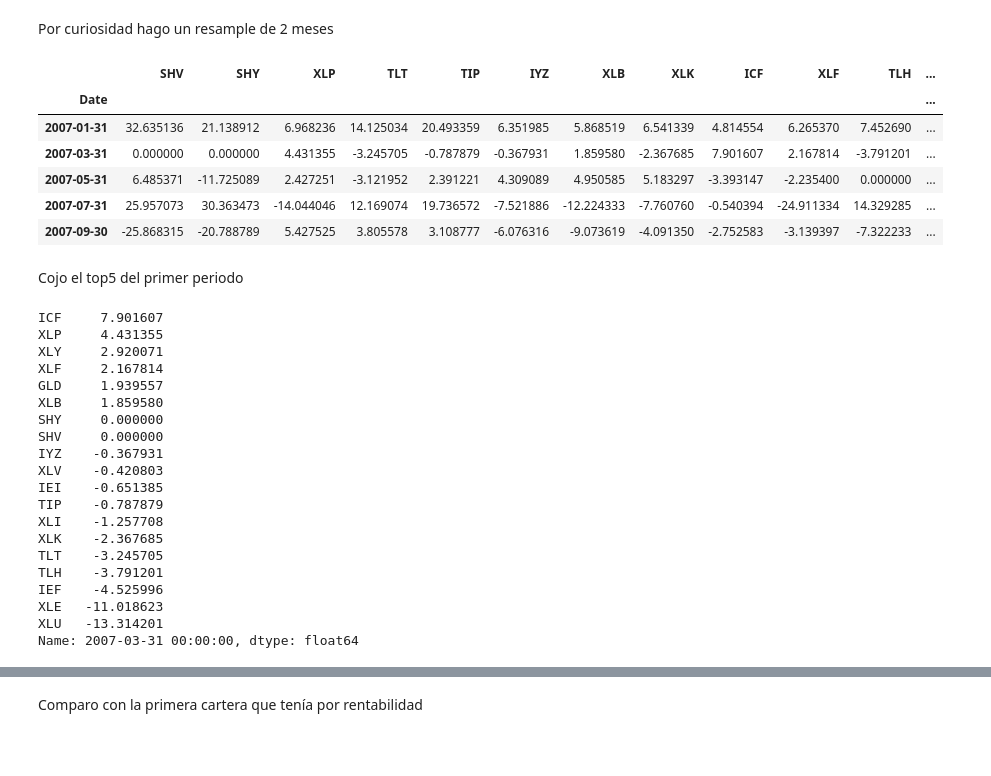
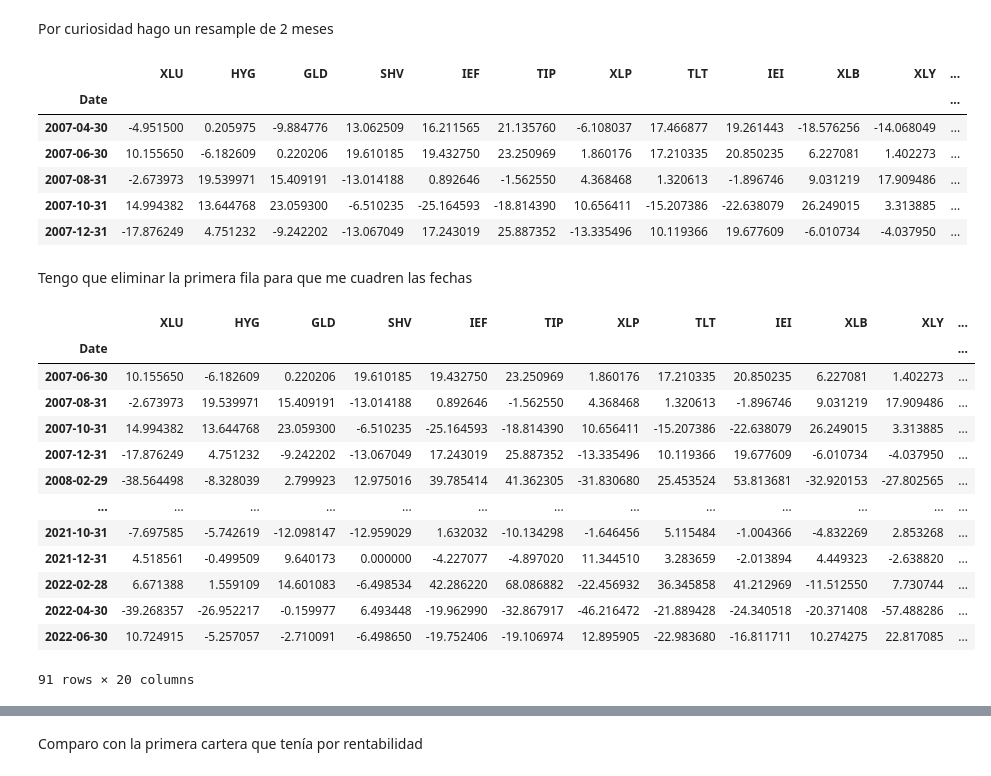
Before and after one commit to NicoGuillen/Backtest, a Jupyter notebook: Quant_Features.ipynb, the cells around one changed output, grey strips where cells are left out. Drawn from its saved outputs; the diff is of its cells as text; code cells hidden in the pictures; blank space fills up the shorter version.

```diff
--- a/Quant_Features.ipynb
+++ b/Quant_Features.ipynb
@@ -736,38 +801,33 @@ NameError: name 'calcula_sharpe' is not defined
 # %% [markdown]
 Por curiosidad hago un resample de 2 meses
 # %%
-test_sharpe =calcula_sharpe(closeyf, 252).resample('2M').last()
-test_sharpe.head()
+sharpe_resample = calcula_sharpe(closeyf, 252).resample('2M').last()
+sharpe_resample.head()
 # %% [output]
-|  | SHV | SHY | XLP | TLT | TIP | IYZ | XLB | XLK | ICF | XLF | TLH | ... |
+|  | XLU | HYG | GLD | SHV | IEF | TIP | XLP | TLT | IEI | XLB | XLY | ... |
 | Date |  |  |  |  |  |  |  |  |  |  |  | ... |
-| 2007-01-31 | 32.635136 | 21.138912 | 6.968236 | 14.125034 | 20.493359 | 6.351985 | 5.868519 | 6.541339 | 4.814554 | 6.265370 | 7.452690 | ... |
-| 2007-03-31 | 0.000000 | 0.000000 | 4.431355 | -3.245705 | -0.787879 | -0.367931 | 1.859580 | -2.367685 | 7.901607 | 2.167814 | -3.791201 | ... |
-| 2007-05-31 | 6.485371 | -11.725089 | 2.427251 | -3.121952 | 2.391221 | 4.309089 | 4.950585 | 5.183297 | -3.393147 | -2.235400 | 0.000000 | ... |
-| 2007-07-31 | 25.957073 | 30.363473 | -14.044046 | 12.169074 | 19.736572 | -7.521886 | -12.224333 | -7.760760 | -0.540394 | -24.911334 | 14.329285 | ... |
-| 2007-09-30 | -25.868315 | -20.788789 | 5.427525 | 3.805578 | 3.108777 | -6.076316 | -9.073619 | -4.091350 | -2.752583 | -3.139397 | -7.322233 | ... |
+| 2007-04-30 | -4.951500 | 0.205975 | -9.884776 | 13.062509 | 16.211565 | 21.135760 | -6.108037 | 17.466877 | 19.261443 | -18.576256 | -14.068049 | ... |
+| 2007-06-30 | 10.155650 | -6.182609 | 0.220206 | 19.610185 | 19.432750 | 23.250969 | 1.860176 | 17.210335 | 20.850235 | 6.227081 | 1.402273 | ... |
+| 2007-08-31 | -2.673973 | 19.539971 | 15.409191 | -13.014188 | 0.892646 | -1.562550 | 4.368468 | 1.320613 | -1.896746 | 9.031219 | 17.909486 | ... |
+| 2007-10-31 | 14.994382 | 13.644768 | 23.059300 | -6.510235 | -25.164593 | -18.814390 | 10.656411 | -15.207386 | -22.638079 | 26.249015 | 3.313885 | ... |
+| 2007-12-31 | -17.876249 | 4.751232 | -9.242202 | -13.067049 | 17.243019 | 25.887352 | -13.335496 | 10.119366 | 19.677609 | -6.010734 | -4.037950 | ... |
-# %% [markdown]
-Cojo el top5 del primer periodo
-# %%
-test_sharpe.iloc[1, :].sort_values(ascending=False)
-# %% [output]
-ICF     7.901607
-XLP     4.431355
-XLY     2.920071
-XLF     2.167814
-GLD     1.939557
-XLB     1.859580
-SHY     0.000000
-SHV     0.000000
-IYZ    -0.367931
-XLV    -0.420803
-IEI    -0.651385
-TIP    -0.787879
-XLI    -1.257708
-XLK    -2.367685
-TLT    -3.245705
-TLH    -3.791201
-IEF    -4.525996
-XLE   -11.018623
-XLU   -13.314201
-Name: 2007-03-31 00:00:00, dtype: float64
+# %% [markdown]
+Tengo que eliminar la primera fila para que me cuadren las fechas
+# %%
+sharpe_resample = sharpe_resample.iloc[1:, :]
+sharpe_resample
+# %% [output]
+|  | XLU | HYG | GLD | SHV | IEF | TIP | XLP | TLT | IEI | XLB | XLY | ... |
+| Date |  |  |  |  |  |  |  |  |  |  |  | ... |
+| 2007-06-30 | 10.155650 | -6.182609 | 0.220206 | 19.610185 | 19.432750 | 23.250969 | 1.860176 | 17.210335 | 20.850235 | 6.227081 | 1.402273 | ... |
+| 2007-08-31 | -2.673973 | 19.539971 | 15.409191 | -13.014188 | 0.892646 | -1.562550 | 4.368468 | 1.320613 | -1.896746 | 9.031219 | 17.909486 | ... |
+| 2007-10-31 | 14.994382 | 13.644768 | 23.059300 | -6.510235 | -25.164593 | -18.814390 | 10.656411 | -15.207386 | -22.638079 | 26.249015 | 3.313885 | ... |
+| 2007-12-31 | -17.876249 | 4.751232 | -9.242202 | -13.067049 | 17.243019 | 25.887352 | -13.335496 | 10.119366 | 19.677609 | -6.010734 | -4.037950 | ... |
+| 2008-02-29 | -38.564498 | -8.328039 | 2.799923 | 12.975016 | 39.785414 | 41.362305 | -31.830680 | 25.453524 | 53.813681 | -32.920153 | -27.802565 | ... |
+| ... | ... | ... | ... | ... | ... | ... | ... | ... | ... | ... | ... | ... |
+| 2021-10-31 | -7.697585 | -5.742619 | -12.098147 | -12.959029 | 1.632032 | -10.134298 | -1.646456 | 5.115484 | -1.004366 | -4.832269 | 2.853268 | ... |
+| 2021-12-31 | 4.518561 | -0.499509 | 9.640173 | 0.000000 | -4.227077 | -4.897020 | 11.344510 | 3.283659 | -2.013894 | 4.449323 | -2.638820 | ... |
+| 2022-02-28 | 6.671388 | 1.559109 | 14.601083 | -6.498534 | 42.286220 | 68.086882 | -22.456932 | 36.345858 | 41.212969 | -11.512550 | 7.730744 | ... |
+| 2022-04-30 | -39.268357 | -26.952217 | -0.159977 | 6.493448 | -19.962990 | -32.867917 | -46.216472 | -21.889428 | -24.340518 | -20.371408 | -57.488286 | ... |
+| 2022-06-30 | 10.724915 | -5.257057 | -2.710091 | -6.498650 | -19.752406 | -19.106974 | 12.895905 | -22.983680 | -16.811711 | 10.274275 | 22.817085 | ... |
+91 rows × 20 columns
```
Also changed, not shown: parts of 13 cells of this notebook, 1 other file.
